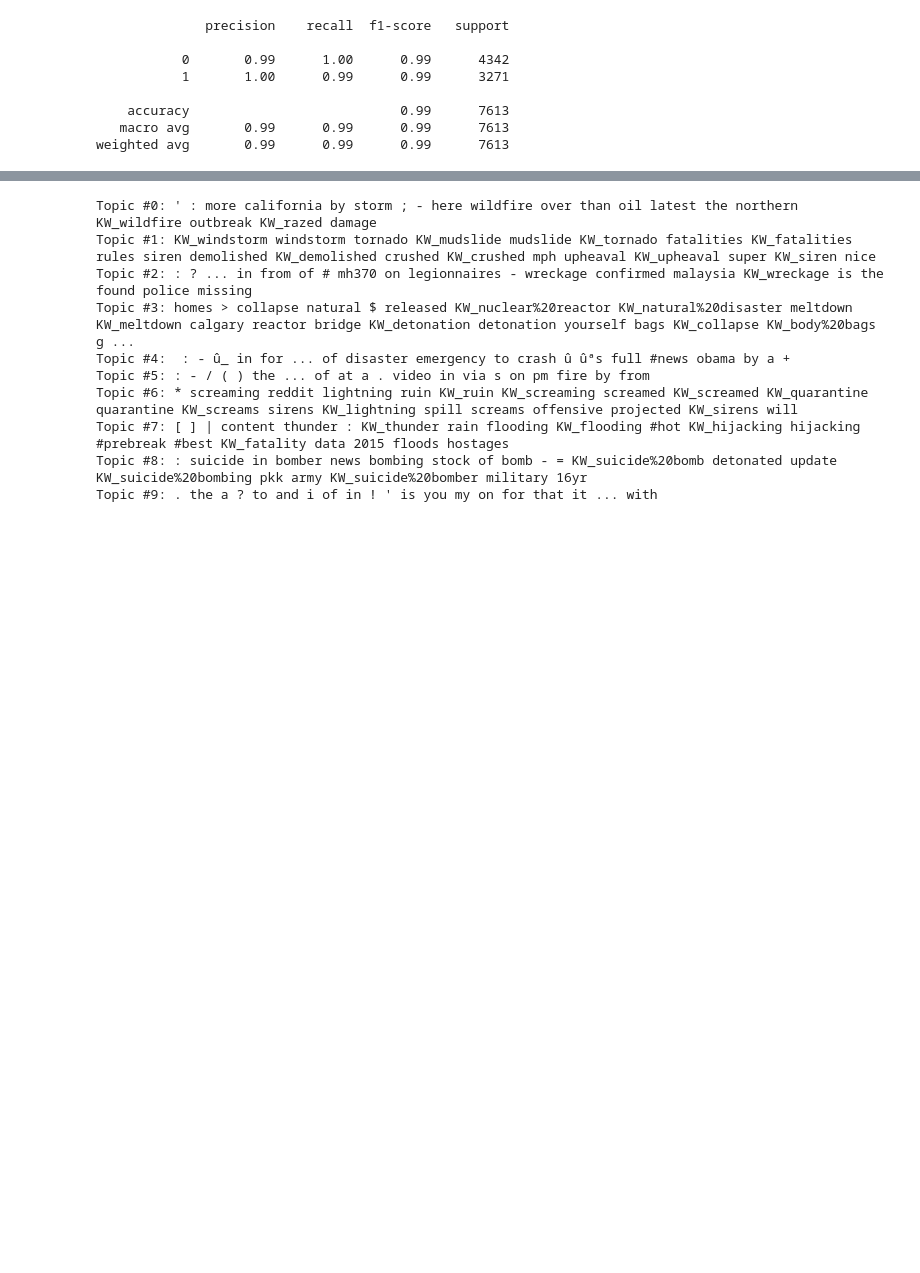
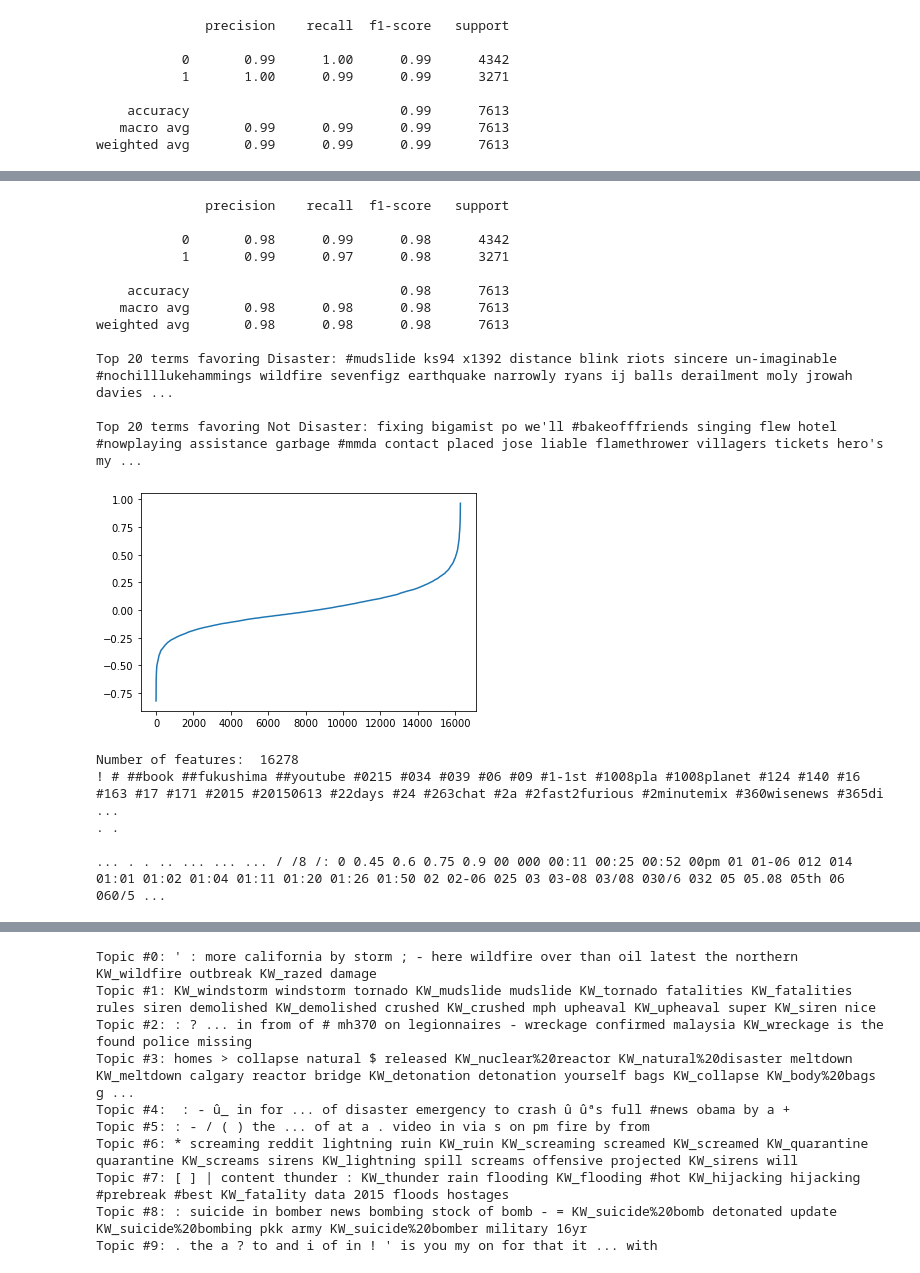
Before and after one commit to jeffkoskulics/Springboard, a Jupyter notebook: Capstone3/notebooks/Preprocess-Model.ipynb, the cells around one changed output, grey strips where cells are left out. Cells and saved outputs as stored; diff of their text form; code cells hidden in the pictures; blank space fills up the shorter version.

```diff
--- a/Capstone3/notebooks/Preprocess-Model.ipynb
+++ b/Capstone3/notebooks/Preprocess-Model.ipynb
@@ -88,0 +169,3 @@ weighted avg       0.99      0.99      0.99      7613
+# %%
+for col in X_train.columns:
+    print(col,end=' ')
@@ -88,0 +177,52 @@ weighted avg       0.99      0.99      0.99      7613
+# %%
+cv = CountVectorizer(tokenizer=tt.tokenize)
+cv.fit(train['text'].apply(lambda x: re.sub('(http|@)[!-~]*(\s|$)', '',x)))
+
+# Vectorize keywords and tweets
+# First the training set
+train_keywords = pd.DataFrame(pd.get_dummies(train.keyword,prefix='KW'))
+train_tweets = pd.DataFrame(cv.transform(train['text']).toarray(),columns=cv.get_feature_names())
+X_train = pd.concat([train_tweets],axis=1)
+y_train = train.target
+
+test_keywords = pd.DataFrame(pd.get_dummies(test.keyword,prefix='KW'))
+test_tweets = pd.DataFrame(cv.transform(test['text']).toarray(),columns=cv.get_feature_names())
+X_test = pd.concat([test_tweets],axis=1)
+y_test = test.target
+
+model = RidgeClassifier()
+model.fit(X_train,y_train)
+y_pred = model.predict(X_test)
+print(classification_report(y_test,y_pred))
+
+coef = [(X_train.columns[i],model.coef_[0,i]) for i in range(len(X_train.columns))]
+coef = sorted(coef, key = lambda x: x[1], reverse=True)
+
+print('Top 20 terms favoring Disaster:', ' '.join([x[0] for x in coef[:100]]),'\n')
+print('Top 20 terms favoring Not Disaster:', ' '.join([x[0] for x in coef[-100:]]))
+
+plt.plot(sorted(model.coef_[0,:]))
+plt.show()
+print("Number of features: ", model.coef_.size)
+
+for col in X_train.columns:
+    print(col,end=' ')
+# %% [output]
+              precision    recall  f1-score   support
+
+           0       0.98      0.99      0.98      4342
+           1       0.99      0.97      0.98      3271
+
+    accuracy                           0.98      7613
+   macro avg       0.98      0.98      0.98      7613
+weighted avg       0.98      0.98      0.98      7613
+
+Top 20 terms favoring Disaster: #mudslide ks94 x1392 distance blink riots sincere un-imaginable #nochilllukehammings wildfire sevenfigz earthquake narrowly ryans ij balls derailment moly jrowah davies ...
+
+Top 20 terms favoring Not Disaster: fixing bigamist po we'll #bakeofffriends singing flew hotel #nowplaying assistance garbage #mmda contact placed jose liable flamethrower villagers tickets hero's my ...
+[figure, added]
+Number of features:  16278
+! # ##book ##fukushima ##youtube #0215 #034 #039 #06 #09 #1-1st #1008pla #1008planet #124 #140 #16 #163 #17 #171 #2015 #20150613 #22days #24 #263chat #2a #2fast2furious #2minutemix #360wisenews #365di ...
+. .
+
+... . . .. ... ... ... / /8 /: 0 0.45 0.6 0.75 0.9 00 000 00:11 00:25 00:52 00pm 01 01-06 012 014 01:01 01:02 01:04 01:11 01:20 01:26 01:50 02 02-06 025 03 03-08 03/08 030/6 032 05 05.08 05th 06 060/5 ...
```
Also changed, not shown: parts of 20 cells of this notebook, 3 other files.
